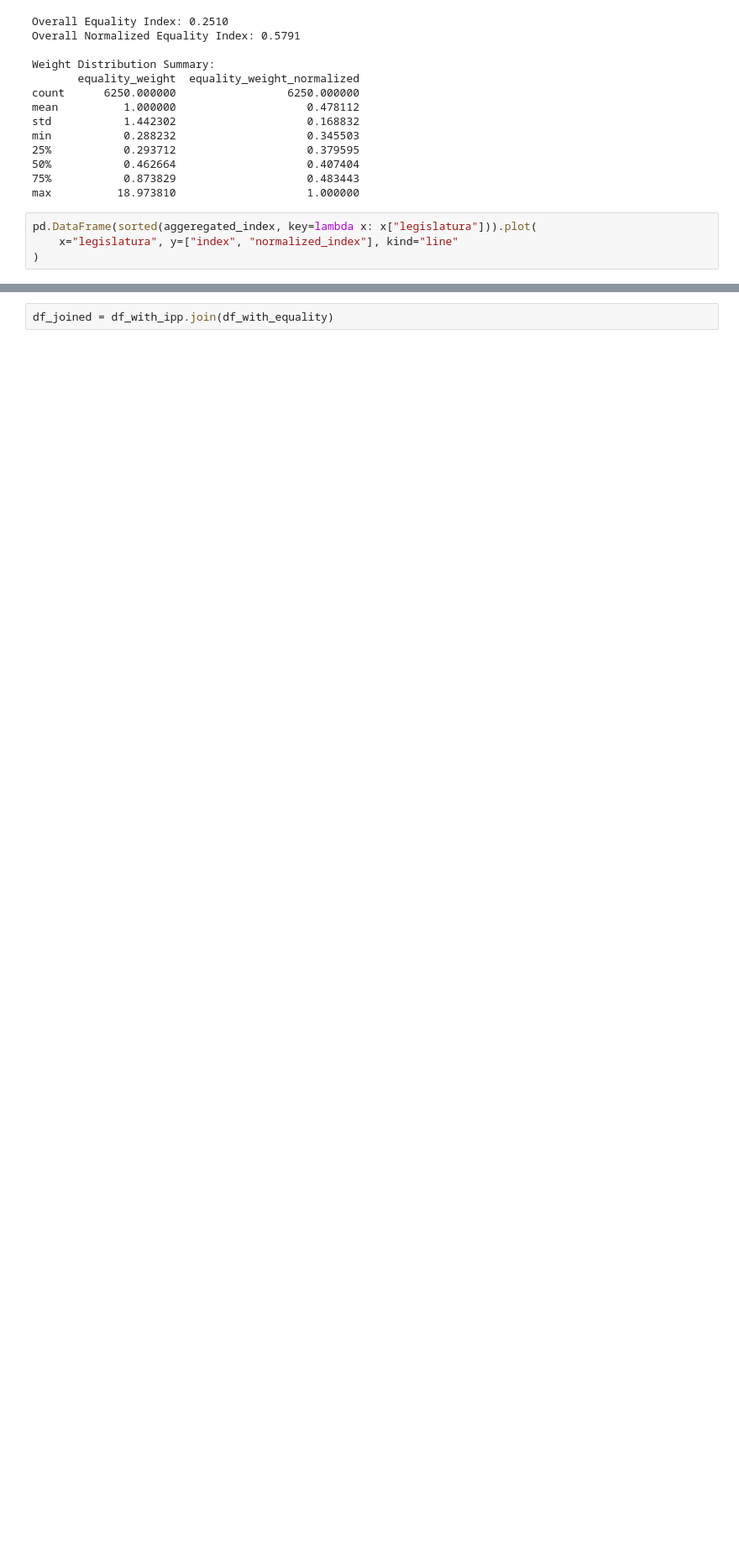
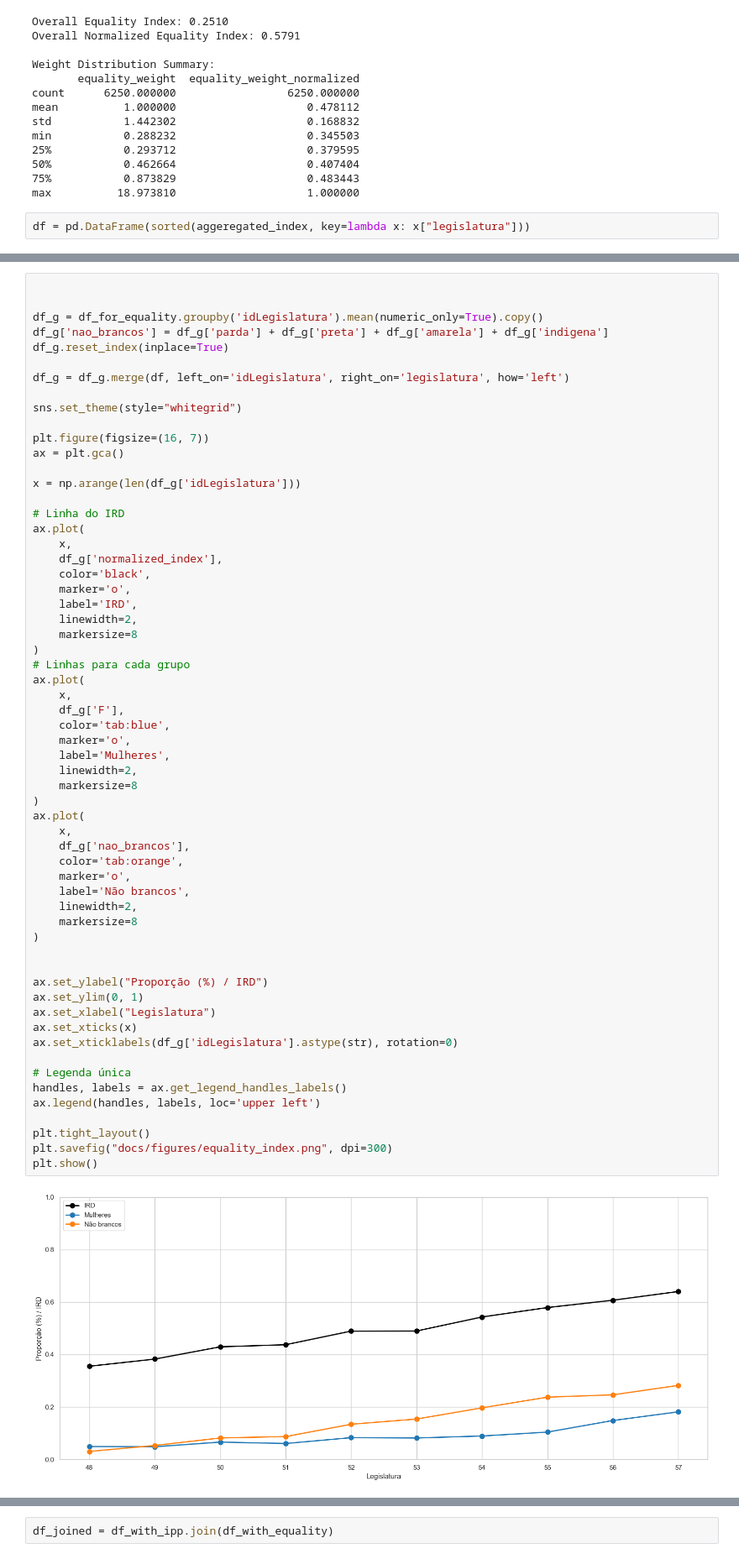
Before and after one commit to AcacioTelechi/redem-index, a Jupyter notebook: indices_calculation.ipynb, the cells around one changed output, grey strips where cells are left out. Shown at 84% size. Cells and saved outputs as stored; diff of their text form; blank space fills up the shorter version.

```diff
--- a/indices_calculation.ipynb
+++ b/indices_calculation.ipynb
@@ -176,6 +223,4 @@ min           0.288232                    0.345503
 75%           0.873829                    0.483443
 max          18.973810                    1.000000
 # %%
-pd.DataFrame(sorted(aggeregated_index, key=lambda x: x["legislatura"])).plot(
-    x="legislatura", y=["index", "normalized_index"], kind="line"
-)
+df = pd.DataFrame(sorted(aggeregated_index, key=lambda x: x["legislatura"]))
@@ -184,0 +229,62 @@ pd.DataFrame(sorted(aggeregated_index, key=lambda x: x["legislatura"])).plot(
+# %%
+
+
+df_g = df_for_equality.groupby('idLegislatura').mean(numeric_only=True).copy()
+df_g['nao_brancos'] = df_g['parda'] + df_g['preta'] + df_g['amarela'] + df_g['indigena']
+df_g.reset_index(inplace=True)
+
+df_g = df_g.merge(df, left_on='idLegislatura', right_on='legislatura', how='left')
+
+sns.set_theme(style="whitegrid")
+
+plt.figure(figsize=(16, 7))
+ax = plt.gca()
+
+x = np.arange(len(df_g['idLegislatura']))
+
+# Linha do IRD
+ax.plot(
+    x,
+    df_g['normalized_index'],
+    color='black',
+    marker='o',
+    label='IRD',
+    linewidth=2,
+    markersize=8
+)
+# Linhas para cada grupo
+ax.plot(
+    x,
+    df_g['F'],
+    color='tab:blue',
+    marker='o',
+    label='Mulheres',
+    linewidth=2,
+    markersize=8
+)
+ax.plot(
+    x,
+    df_g['nao_brancos'],
+    color='tab:orange',
+    marker='o',
+    label='Não brancos',
+    linewidth=2,
+    markersize=8
+)
+
+
+ax.set_ylabel("Proporção (%) / IRD")
+ax.set_ylim(0, 1)
+ax.set_xlabel("Legislatura")
+ax.set_xticks(x)
+ax.set_xticklabels(df_g['idLegislatura'].astype(str), rotation=0)
+
+# Legenda única
+handles, labels = ax.get_legend_handles_labels()
+ax.legend(handles, labels, loc='upper left')
+
+plt.tight_layout()
+plt.savefig("docs/figures/equality_index.png", dpi=300)
+plt.show()
+# %% [output]
+[figure, added]
```
Also changed, not shown: parts of 10 cells of this notebook.
